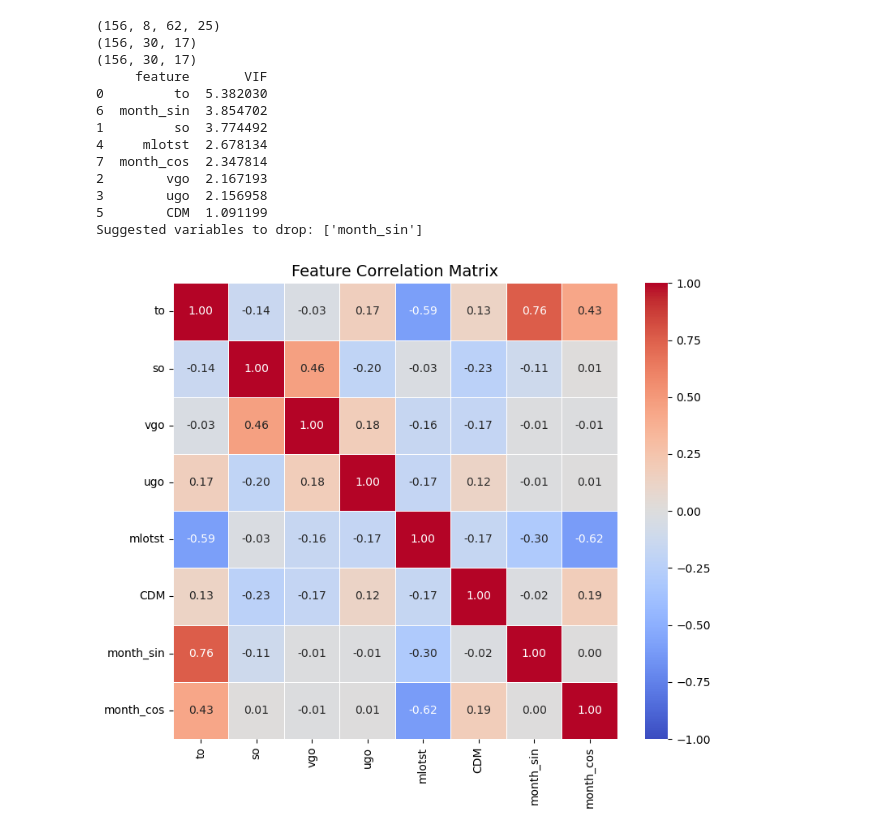
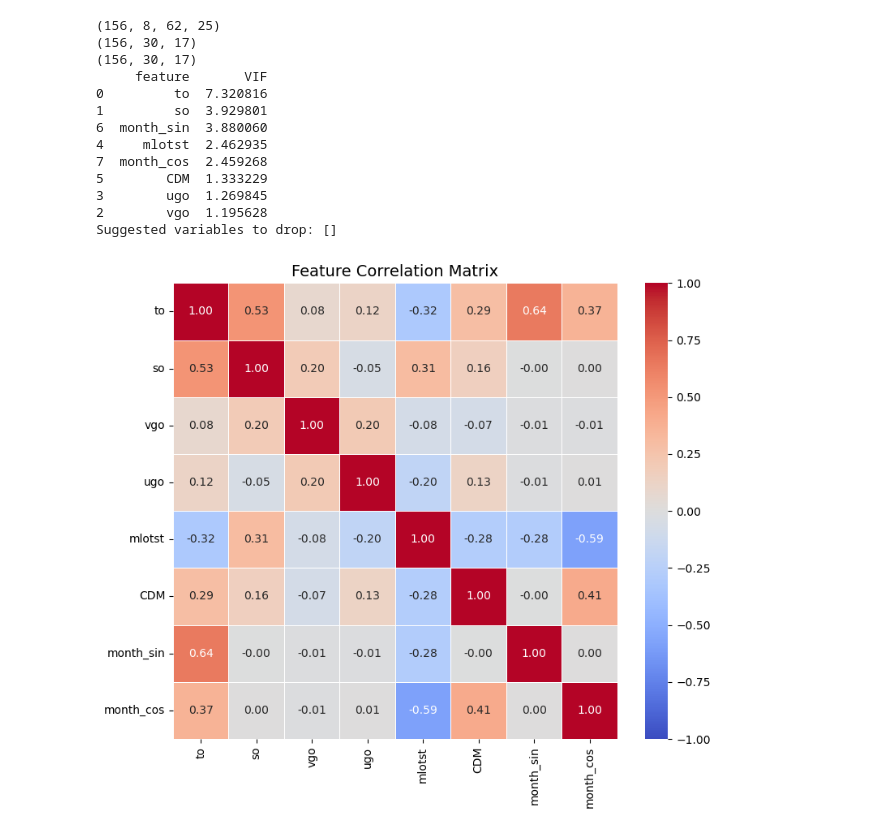
Before and after one commit to rubarriuso/TFM, a Jupyter notebook: modelado/ML_regression.ipynb, the cells around one changed output. Cells and saved outputs as stored; diff of their text form; code cells hidden in the pictures.

```diff
--- a/modelado/ML_regression.ipynb
+++ b/modelado/ML_regression.ipynb
@@ -230,6 +230,28 @@ test_y  = y.sel(time=slice(f"{split_year}-01-01", None))
 
 m_train = m.sel(time=slice(None, f"{split_year-1}-12-31"))
 m_test  = m.sel(time=slice(f"{split_year}-01-01", None))
+
+# -------- Data Standardization (Z-score Normalization) --------
+# 1. Assign your variable names to the channel coordinate for explicit targeting
+train_X = train_X.assign_coords(channel=vars_names)
+test_X  = test_X.assign_coords(channel=vars_names)
+epsilon = 1e-8 #avoids division by zero
+
+# 2. Calculate mean and standard deviation across space and time
+train_mean = train_X.mean(dim=["time", "lat", "lon"], skipna=True)
+train_std  = train_X.std(dim=["time", "lat", "lon"], skipna=True)
+
+
+# 3. Set mean=0 and std=1 for cyclical features so they bypass scaling
+# (Subtracting 1e-8 ensures the denominator becomes exactly 1.0 when epsilon is added)
+for feat in ["month_sin", "month_cos"]:
+    if feat in train_mean.coords["channel"].values:
+        train_mean.loc[dict(channel=feat)] = 0.0
+        train_std.loc[dict(channel=feat)] = 1.0 - epsilon
+
+# 4. Apply the transformation natively across the entire DataArray
+train_X = (train_X - train_mean) / (train_std + epsilon)
+test_X  = (test_X - train_mean) / (train_std + epsilon)
 
 
 # -------- Check correlations --------
@@ -275,76 +297,44 @@ def create_windows(X, y, m, window=12):
         torch.tensor(np.stack(y_seq), dtype=torch.float32),
         torch.tensor(np.stack(m_seq), dtype=torch.float32),
     )
 
 window = 12 #12 months
 
 X_train, y_train, m_train = create_windows(train_X, train_y, m_train, window)
 X_test, y_test, m_test = create_windows(test_X, test_y, m_test, window)
 
 print(X_train.shape)  # (N, T, C, H, W)
 print(y_train.shape)  # (N, H, W)
-print(m_train.shape)  # (N, H, W)
+print(X_test.shape)  # (N, T, C, H, W)
+print(y_test.shape)  # (N, H, W)
 ###### Data Loaders ######
 batch_size = 24
 
 train_loader = DataLoader(
     TensorDataset(X_train, y_train, m_train),
     batch_size=batch_size,
     shuffle=False
 )
 
 test_loader = DataLoader(
     TensorDataset(X_test, y_test, m_test),
     batch_size=batch_size,
     shuffle=False
 )
-
-
-########## residuals data loaders ##########
-
-train_monthly_mean = train_y.groupby("time.month").mean("time")
-
-train_y_res_da = train_y.groupby("time.month") - train_monthly_mean
-test_y_res_da  = test_y.groupby("time.month") - train_monthly_mean
-
-def create_residual_windows(y_res_da, window=12):
-    y_res_data = y_res_da.values  # Shape: (time, H, W)
-    y_res_seq = []
-
-    for i in range(len(y_res_data) - window):
-        y_res_seq.append(y_res_data[i + window])  # Target is the next month
-
-    return torch.tensor(np.stack(y_res_seq), dtype=torch.float32)
-
-y_res_train = create_residual_windows(train_y_res_da, window)
-y_res_test  = create_residual_windows(test_y_res_da, window)
-
-
-train_residual_loader = DataLoader(
-    TensorDataset(X_train, y_res_train, m_train),
-    batch_size=batch_size,
-    shuffle=False
-)
-
-test_residual_loader = DataLoader(
-    TensorDataset(X_test, y_res_test, m_test),
-    batch_size=batch_size,
-    shuffle=False
-)
 # %% [output]
 (156, 8, 62, 25)
 (156, 30, 17)
 (156, 30, 17)
      feature       VIF
-0         to  5.382030
-6  month_sin  3.854702
-1         so  3.774492
-4     mlotst  2.678134
-7  month_cos  2.347814
-2        vgo  2.167193
-3        ugo  2.156958
-5        CDM  1.091199
-Suggested variables to drop: ['month_sin']
+0         to  7.320816
+1         so  3.929801
+6  month_sin  3.880060
+4     mlotst  2.462935
+7  month_cos  2.459268
+5        CDM  1.333229
+3        ugo  1.269845
+2        vgo  1.195628
+Suggested variables to drop: []
-[figure, old version]
+[figure, new version]
 torch.Size([96, 12, 8, 62, 25])
 torch.Size([96, 30, 17])
```
Also changed, not shown: parts of 6 cells of this notebook, 16 other files.
